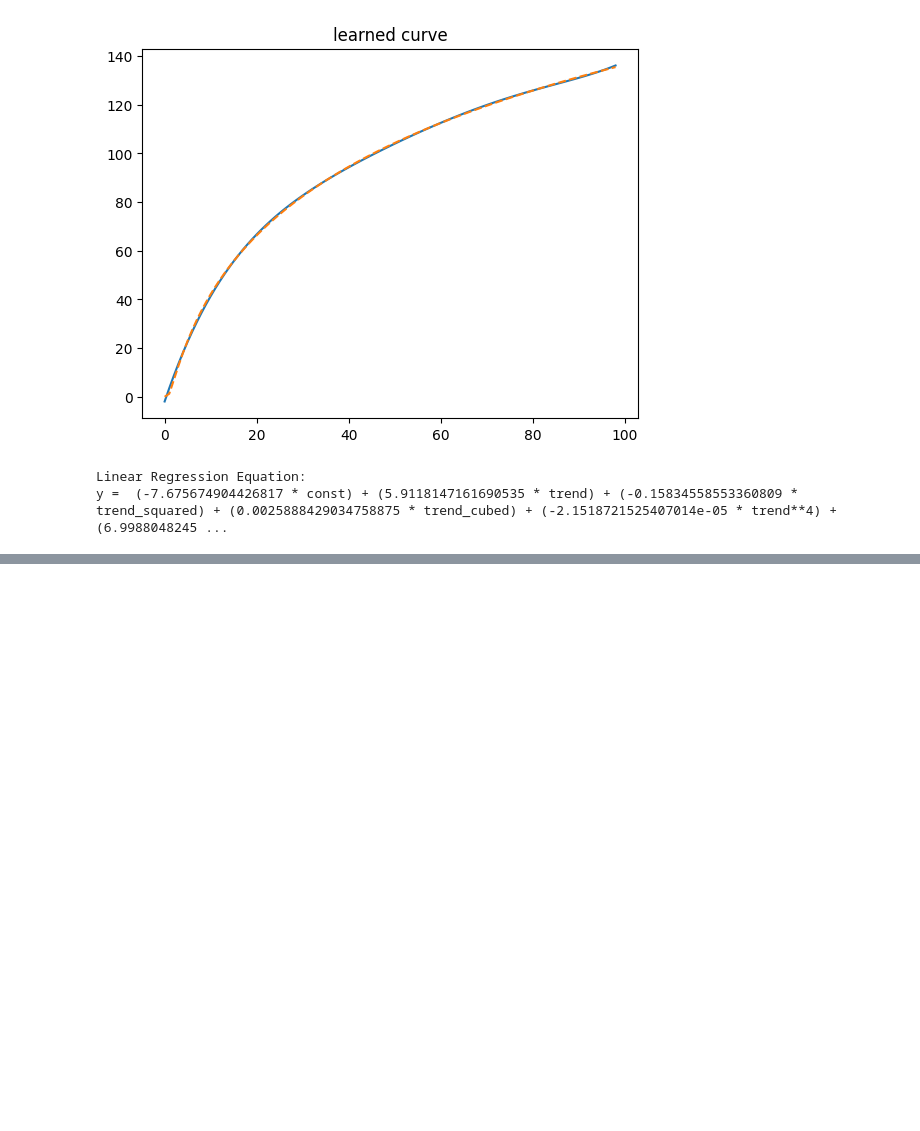
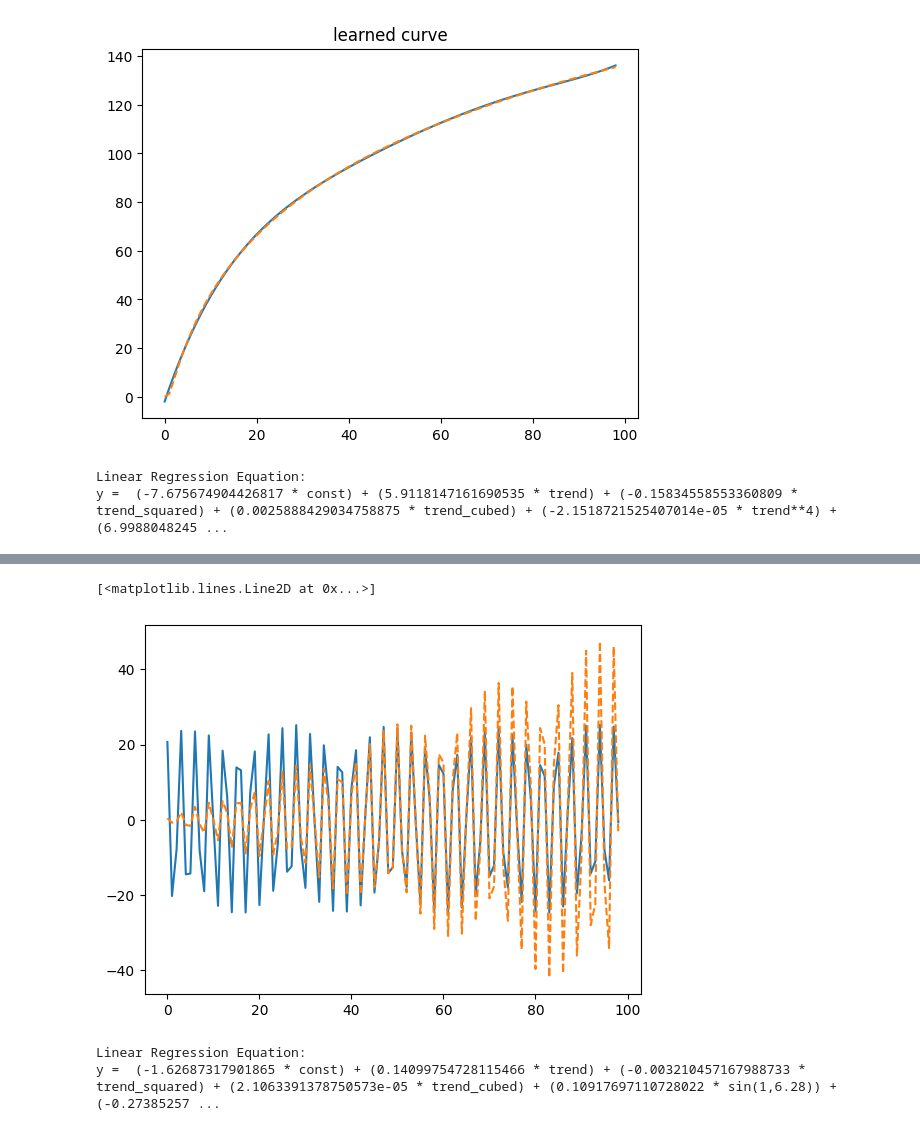
Before and after one commit to CaioMaxximus/Exploring-Different-Curves-with-Linear-Regression, a Jupyter notebook: creating-diferent-curves-with-linear-regression.ipynb, the cells around one changed output, grey strips where cells are left out. Drawn from its saved outputs; the diff is of its cells as text; code cells hidden in the pictures; blank space fills up the shorter version.

```diff
--- a/creating-diferent-curves-with-linear-regression.ipynb
+++ b/creating-diferent-curves-with-linear-regression.ipynb
@@ -265,0 +274,5 @@ y =  (-7.675674904426817 * const) + (5.9118147161690535 * trend) + (-0.158345585
+# %%
+det_proc = DeterministicProcess( np.arange(1,100), constant=True, period=(np.pi * 2) , fourier=2,order = 3)
+
+train_sin_cos_data = det_proc.in_sample()
+train_sin_cos_data
@@ -265,0 +293,21 @@ y =  (-7.675674904426817 * const) + (5.9118147161690535 * trend) + (-0.158345585
+# %%
+sin_cos_move_model = LinearRegression(fit_intercept=False)
+sin_cos_move_model.fit(train_sin_cos_data,sin_cos_data_move)
+plt.plot(sin_cos_move_model.predict(train_sin_cos_data))
+plt.plot(sin_cos_data_move,linestyle = "--")
+# %% [output]
+[<matplotlib.lines.Line2D at 0x...>]
+[figure, added]
+# %%
+intercept = sin_cos_move_model.intercept_
+coefficients = sin_cos_move_model.coef_
+
+equation = f'y = '
+for i, coef in enumerate(coefficients[0]):
+    equation += f' ({coef} * {train_sin_cos_data.columns[i]}) +'
+
+print("Linear Regression Equation:")
+print(equation)
+# %% [output]
+Linear Regression Equation:
+y =  (-1.62687317901865 * const) + (0.14099754728115466 * trend) + (-0.003210457167988733 * trend_squared) + (2.1063391378750573e-05 * trend_cubed) + (0.10917697110728022 * sin(1,6.28)) + (-0.27385257 ...
```
Also changed, not shown: parts of 14 cells of this notebook.
